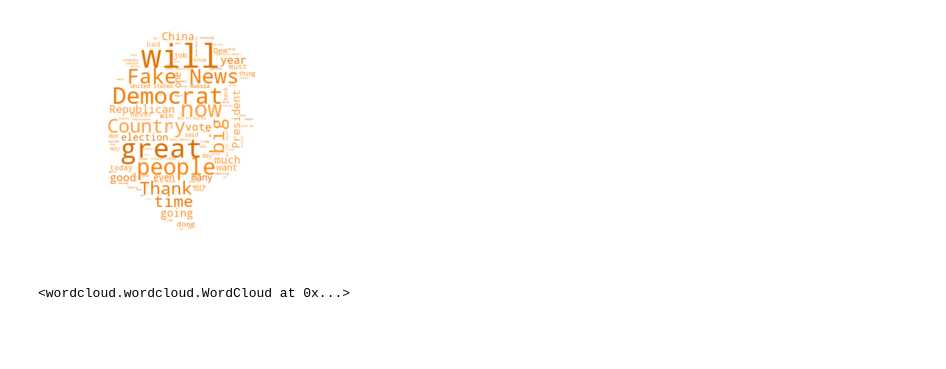
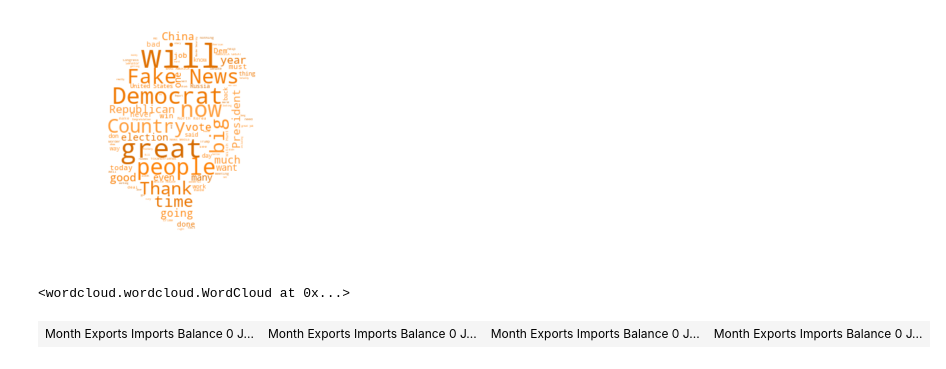
Before and after one commit to BjornCilleborg/sds2019, a Jupyter notebook: EXAM PROJECT/Exam Project.ipynb, the cells around one changed output. Cells and saved outputs as stored; diff of their text form; code cells hidden in the pictures; blank space fills up the shorter version.

```diff
--- a/EXAM PROJECT/Exam Project.ipynb
+++ b/EXAM PROJECT/Exam Project.ipynb
@@ -129,3 +133,20 @@ wordcloud.to_file("wordcloud_all.png")
 # %% [output]
 [figure]
 <wordcloud.wordcloud.WordCloud at 0x...>
+# %%
+# Define functions to display multiple tables
+def multi_table(table_list):
+    ''' Acceps a list of IpyTable objects and returns a table which contains each IpyTable in a cell
+    '''
+    return HTML(
+        '<table><tr style="background-color:white;">' +
+        ''.join(['<td>' + table._repr_html_() + '</td>' for table in table_list]) +
+        '</tr></table>'
+    )
+# Fetching trade balance data
+url = 'https://www.census.gov/foreign-trade/balance/c5700.html'
+r, call_id = connector.get(url,'trade_balance') # connecting and saving connection to log file
+dfs = pd.read_html(url) # read the tables
+multi_table(dfs[0:4])  # display
+# %% [output]
+| Month Exports Imports Balance 0 J... | Month Exports Imports Balance 0 J... | Month Exports Imports Balance 0 J... | Month Exports Imports Balance 0 J... |
```
Also changed, not shown: parts of 6 cells of this notebook, 3 other files.
